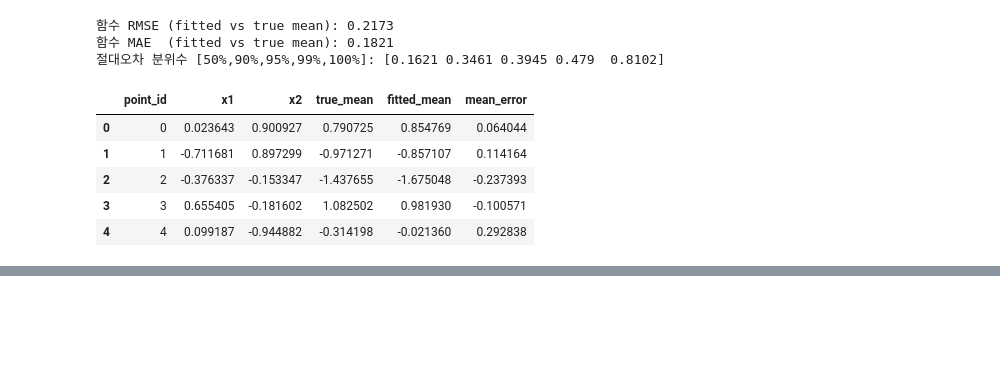
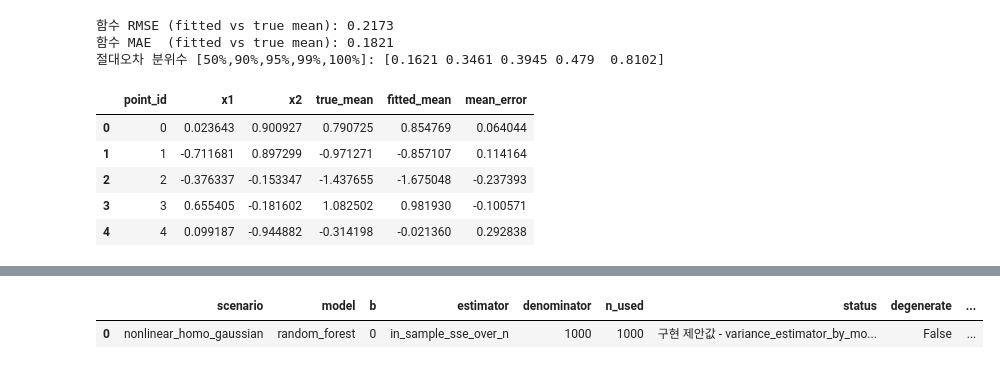
Before and after one commit to cms6090/simulation, a Jupyter notebook: notebooks/simulation.ipynb, the cells around one changed output, grey strips where cells are left out. Drawn from its saved outputs; the diff is of its cells as text; code cells hidden in the pictures; blank space fills up the shorter version.

Commit message:
\hat \sigma^2 추정

```diff
--- a/notebooks/simulation.ipynb
+++ b/notebooks/simulation.ipynb
@@ -445,14 +466,0 @@ OOB RMSE가 가장 낮은 설정을 선택하고, 그 설정으로 `training_x`
-# %%
-best = min(pilot_results, key=lambda r: r["oob_rmse"])
-best_params = {k: best[k] for k in RF_TUNING_GRID.keys()}
-print("선택된 RF 하이퍼파라미터:", best_params)
-print("선택된 설정의 OOB RMSE:", best["oob_rmse"], "/ OOB R2:", best["oob_score_r2"])
-
-# 본 실험의 fitted model — 선택한 설정으로 training_x, training_y 전체에 정확히 한 번 학습
-fitted_model = RandomForestRegressor(
-    oob_score=True, random_state=RF_RANDOM_STATE, n_jobs=-1, **best_params
-)
-fitted_model.fit(training_x, training_y)
-
-train_pred = fitted_model.predict(training_x)
-print("fitted_model OOB R2:", fitted_model.oob_score_)
@@ -526,0 +557,62 @@ plt.show()
+# %%
+train_residual = training_y - train_pred  # in-sample residual, 관측 y 기준
+n_used = train_residual.shape[0]
+
+# SSE/n — 현재 임시 추정 규칙, RF의 불편분산 추정량으로 확정한 것은 아님
+sigma2_hat = float(np.mean(train_residual ** 2))
+if not np.isfinite(sigma2_hat) or sigma2_hat < 0:
+    raise ValueError(f"sigma2_hat이 비유한 또는 음수입니다: {sigma2_hat}")
+
+degenerate = (sigma2_hat == 0)
+if degenerate:
+    print("sigma2_hat == 0: 퇴화 구간 상태 — MC 구간 폭 0에 대한 별도 처리 필요")
+
+# MC 난수 생성 시 scale에는 분산이 아닌 표준편차 사용
+sigma_hat = float(np.sqrt(sigma2_hat))
+variance_estimate = {
+    "estimator": "in_sample_sse_over_n",
+    "denominator": n_used,
+    "n_used": n_used,
+    "sigma2_hat": sigma2_hat,
+    "status": "구현 제안값 - variance_estimator_by_model 사용자 확정 아님",
+    "degenerate": degenerate,
+}
+
+true_variance_train = training_dgp.scale_fn(training_x) ** 2
+# 이 training 위치들에서의 평균 true noise variance
+design_noise_variance = float(np.mean(true_variance_train))
+# 모집단 평균: 이분산에서는 유한 입력 평균과 다를 수 있음
+population_noise_variance = 1.0
+variance_gap_design = sigma2_hat - design_noise_variance
+
+# 같은 training_y에 대한 OOB 예측 잔차 — 평균을 빼지 않은 평균제곱
+# 함수 예측오차도 포함하며, 현재 채택한 sigma2_hat을 대체하지 않음
+oob_residual = training_y - fitted_model.oob_prediction_
+oob_residual_mse = float(np.mean(oob_residual ** 2))
+
+print(f"training residual 표본 수: {n_used}")
+print(f"sigma2_hat (SSE/n, in-sample): {sigma2_hat:.6f}")
+print(f"sigma_hat (MC 생성용 표준편차): {sigma_hat:.6f}")
+print(f"design_noise_variance (training 위치 기준): {design_noise_variance:.4f}")
+print(f"population_noise_variance (모집단 기준): {population_noise_variance:.4f}")
+print(f"variance_gap_design: {variance_gap_design:.6f}")
+print(f"[참고] OOB 잔차 평균제곱: {oob_residual_mse:.6f}")
+
+variance_diagnostics = pd.DataFrame([{
+    "scenario": training_dgp.name,
+    "model": "random_forest",
+    "b": 0,
+    "estimator": variance_estimate["estimator"],
+    "denominator": n_used,
+    "n_used": n_used,
+    "status": variance_estimate["status"],
+    "degenerate": degenerate,
+    "design_noise_variance": design_noise_variance,
+    "population_noise_variance": population_noise_variance,
+    "sigma2_hat": sigma2_hat,
+    "sigma_hat": sigma_hat,
+    "variance_gap_design": variance_gap_design,
+    "oob_residual_mse": oob_residual_mse,
+}])
+variance_diagnostics
+# %% [output]
@@ -526,0 +626,2 @@ plt.show()
+|  | scenario | model | b | estimator | denominator | n_used | status | degenerate | ... |
+| 0 | nonlinear_homo_gaussian | random_forest | 0 | in_sample_sse_over_n | 1000 | 1000 | 구현 제안값 - variance_estimator_by_mo... | False | ... |
```
Also changed, not shown: parts of 16 cells of this notebook.
